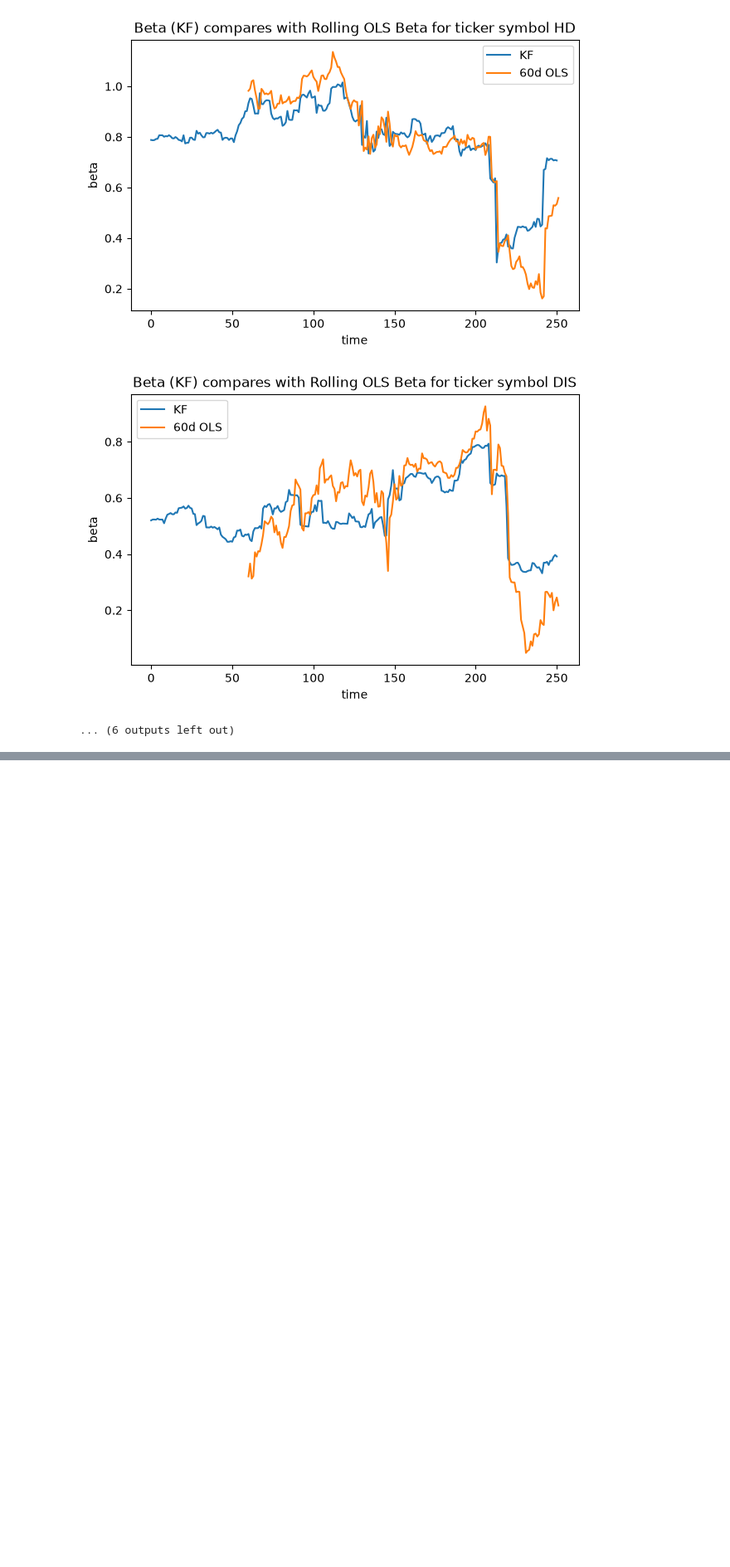
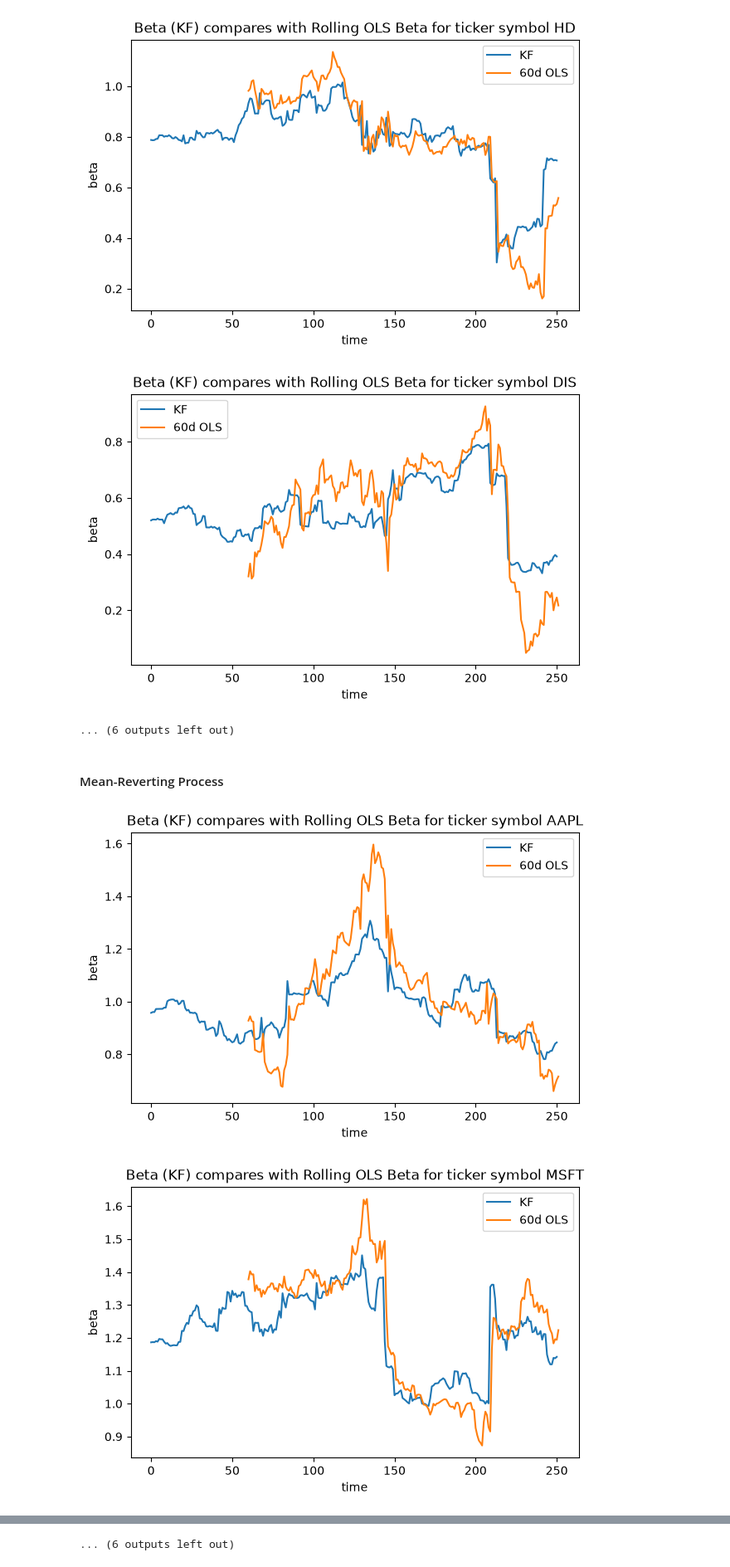
Before and after one commit to pinto2501/kalman-beta-estimation, a Jupyter notebook: notebooks/kalman.ipynb, the cells around one changed output, grey strips where cells are left out. Shown at 83% size. Drawn from its saved outputs; the diff is of its cells as text; code cells hidden in the pictures; blank space fills up the shorter version.

Commit message:
Add Mean-Reverting

```diff
--- a/notebooks/kalman.ipynb
+++ b/notebooks/kalman.ipynb
@@ -76,9 +78,9 @@ def initial_ols(stock, market):
 # %%
 from src.main import KalmanFilter
 # %%
-def plot_beta(stock_name, stock, market):
+def plot_beta(stock_name, stock, market, mean_revert=False, phi_alpha=1, phi_beta=1):
     initial_state, state_covar, noise_var = initial_ols(stock, market)
-    kf = KalmanFilter(initial_state, state_covar,noise_var, False)
+    kf = KalmanFilter(initial_state, state_covar,noise_var, mean_revert, phi_alpha, phi_beta)
 
     system_states = []
 
@@ -121,3 +123,15 @@ for ticker in MEGACAPS:
 [figure]
 [figure]
 ... (6 outputs left out)
+# %% [markdown]
+#### Mean-Reverting Process
+# %%
+for ticker in MEGACAPS:
+    merged = preprocess_stock(ticker)
+    market = merged["excess_mkt"]
+    stock = merged["excess_stock"]
+
+    plot_beta(ticker, stock, market, True, phi_alpha=1, phi_beta=0.995)
+# %% [output]
+[figure, added]
+[figure, added]
@@ -123,0 +148 @@ for ticker in MEGACAPS:
+... (6 outputs left out)
```
Also changed, not shown: parts of 2 cells of this notebook, 1 other file.
